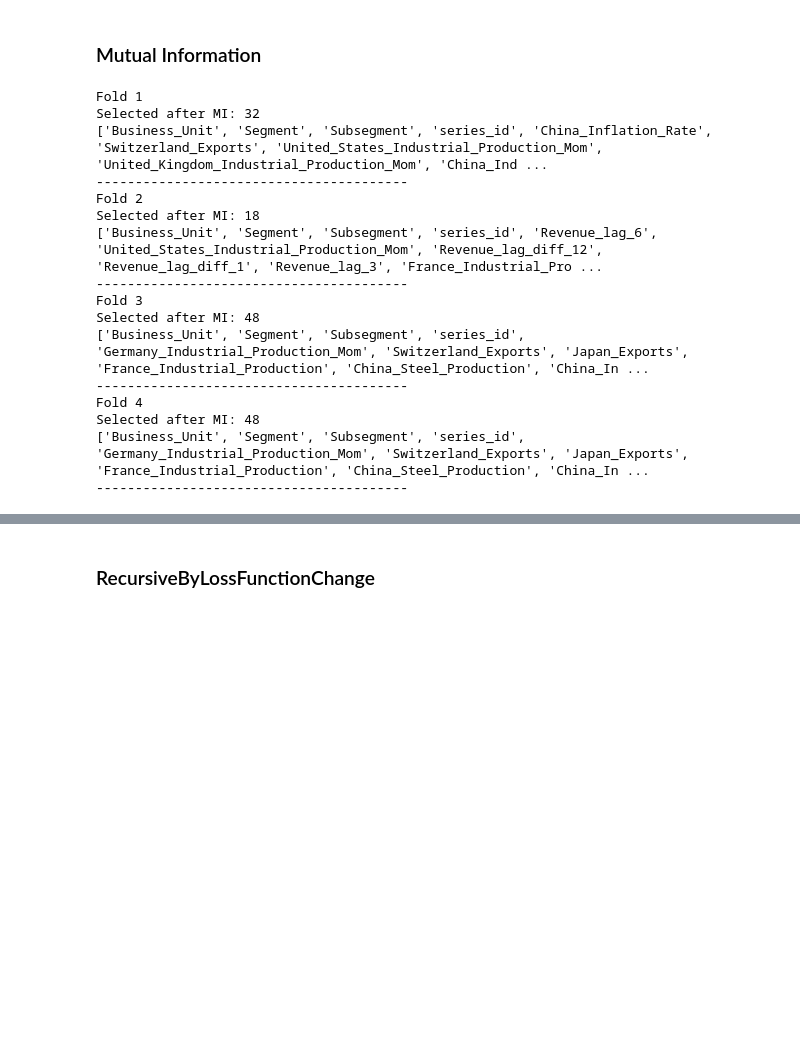
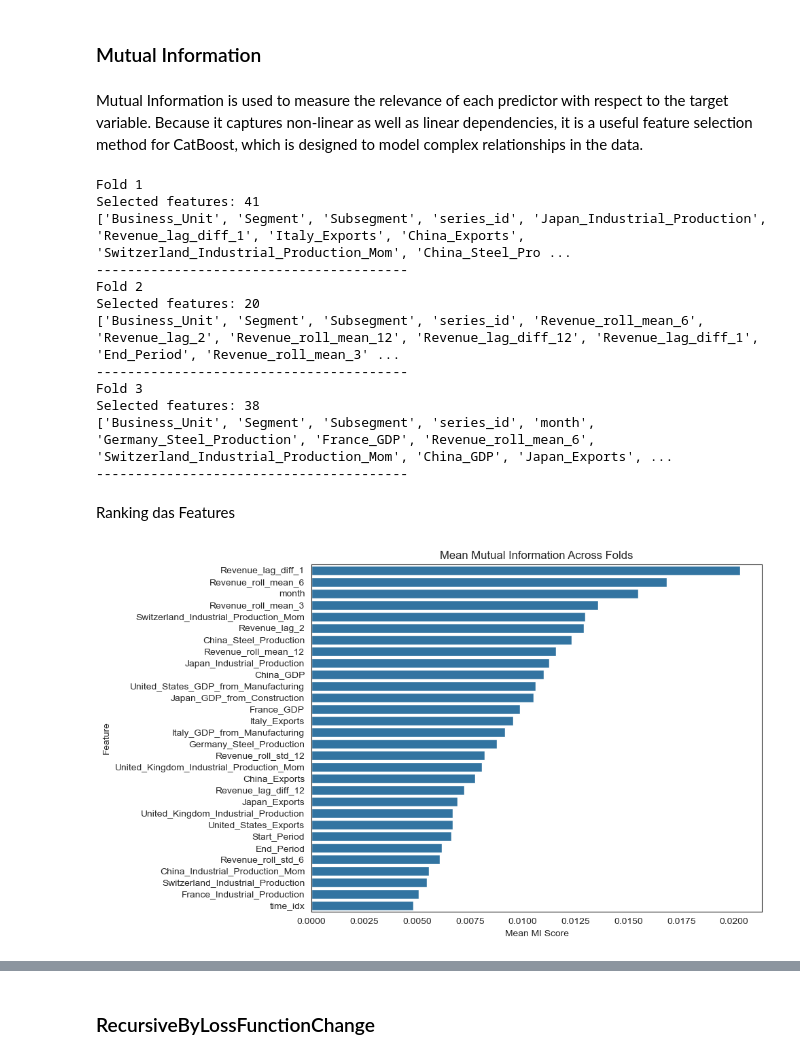
Before and after one commit to Alanog10/Siemens, a Jupyter notebook: Middle-out alano.ipynb, the cells around one changed output, grey strips where cells are left out. Cells and saved outputs as stored; diff of their text form; code cells hidden in the pictures; blank space fills up the shorter version.

```diff
--- a/Middle-out alano.ipynb
+++ b/Middle-out alano.ipynb
@@ -945,8 +983,6 @@ def correlation_filter_train_test(X_train, X_test, threshold=0.8):
     X_test_filtered = X_test.drop(columns=to_drop, errors="ignore").copy()
 
     return X_train_filtered, X_test_filtered, to_drop
-# %%
-splits.append((X_train, X_test, y_train, y_test))
 # %%
 filtered_splits = []
 drop_features_by_fold = []
@@ -1215,0 +1201,5 @@ mi_filtered_results = apply_mi_filter(
+# %% [markdown]
+Mutual Information is used to measure the relevance of each predictor with respect to
+the target variable. Because it captures non-linear as well as linear dependencies, it
+is a useful feature selection method for CatBoost, which is designed to model complex
+relationships in the data.
@@ -1216,23 +1258,43 @@ mi_filtered_results = apply_mi_filter(
 # %%
 for result in mi_filtered_results:
     print(f"Fold {result['fold_id']}")
-    print("Selected after MI:", len(result["mi_selected_features"]))
-    print(result["mi_selected_features"])
+    print("Selected features:", len(result["selected_features"]))
+    print(result["selected_features"])
     print("-" * 40)
 # %% [output]
 Fold 1
-Selected after MI: 32
-['Business_Unit', 'Segment', 'Subsegment', 'series_id', 'China_Inflation_Rate', 'Switzerland_Exports', 'United_States_Industrial_Production_Mom', 'United_Kingdom_Industrial_Production_Mom', 'China_Ind ...
+Selected features: 41
+['Business_Unit', 'Segment', 'Subsegment', 'series_id', 'Japan_Industrial_Production', 'Revenue_lag_diff_1', 'Italy_Exports', 'China_Exports', 'Switzerland_Industrial_Production_Mom', 'China_Steel_Pro ...
 ----------------------------------------
 Fold 2
-Selected after MI: 18
-['Business_Unit', 'Segment', 'Subsegment', 'series_id', 'Revenue_lag_6', 'United_States_Industrial_Production_Mom', 'Revenue_lag_diff_12', 'Revenue_lag_diff_1', 'Revenue_lag_3', 'France_Industrial_Pro ...
+Selected features: 20
+['Business_Unit', 'Segment', 'Subsegment', 'series_id', 'Revenue_roll_mean_6', 'Revenue_lag_2', 'Revenue_roll_mean_12', 'Revenue_lag_diff_12', 'Revenue_lag_diff_1', 'End_Period', 'Revenue_roll_mean_3' ...
 ----------------------------------------
 Fold 3
-Selected after MI: 48
-['Business_Unit', 'Segment', 'Subsegment', 'series_id', 'Germany_Industrial_Production_Mom', 'Switzerland_Exports', 'Japan_Exports', 'France_Industrial_Production', 'China_Steel_Production', 'China_In ...
+Selected features: 38
+['Business_Unit', 'Segment', 'Subsegment', 'series_id', 'month', 'Germany_Steel_Production', 'France_GDP', 'Revenue_roll_mean_6', 'Switzerland_Industrial_Production_Mom', 'China_GDP', 'Japan_Exports', ...
 ----------------------------------------
-Fold 4
-Selected after MI: 48
-['Business_Unit', 'Segment', 'Subsegment', 'series_id', 'Germany_Industrial_Production_Mom', 'Switzerland_Exports', 'Japan_Exports', 'France_Industrial_Production', 'China_Steel_Production', 'China_In ...
-----------------------------------------
+# %% [markdown]
+Ranking das Features
+# %%
+# Combine MI rankings from all folds
+mi_all = pd.concat([result["mi_ranking"].assign(fold=result["fold_id"])for result in mi_filtered_results],
+    ignore_index=True)
+
+# Average MI by feature across folds
+mi_mean = (mi_all.groupby("feature", as_index=False)["mi_score"].mean().sort_values("mi_score", ascending=False))
+
+# Optional: keep only top 30 features
+top_n = 30
+mi_mean_top = mi_mean.head(top_n)
+
+# Plot
+plt.figure(figsize=(10, 6))
+sns.barplot(data=mi_mean_top, x="mi_score", y="feature")
+plt.title("Mean Mutual Information Across Folds")
+plt.xlabel("Mean MI Score")
+plt.ylabel("Feature")
+plt.tight_layout()
+plt.show()
+# %% [output]
+[figure, added]
```
Also changed, not shown: parts of 36 cells of this notebook, 8 other files.
